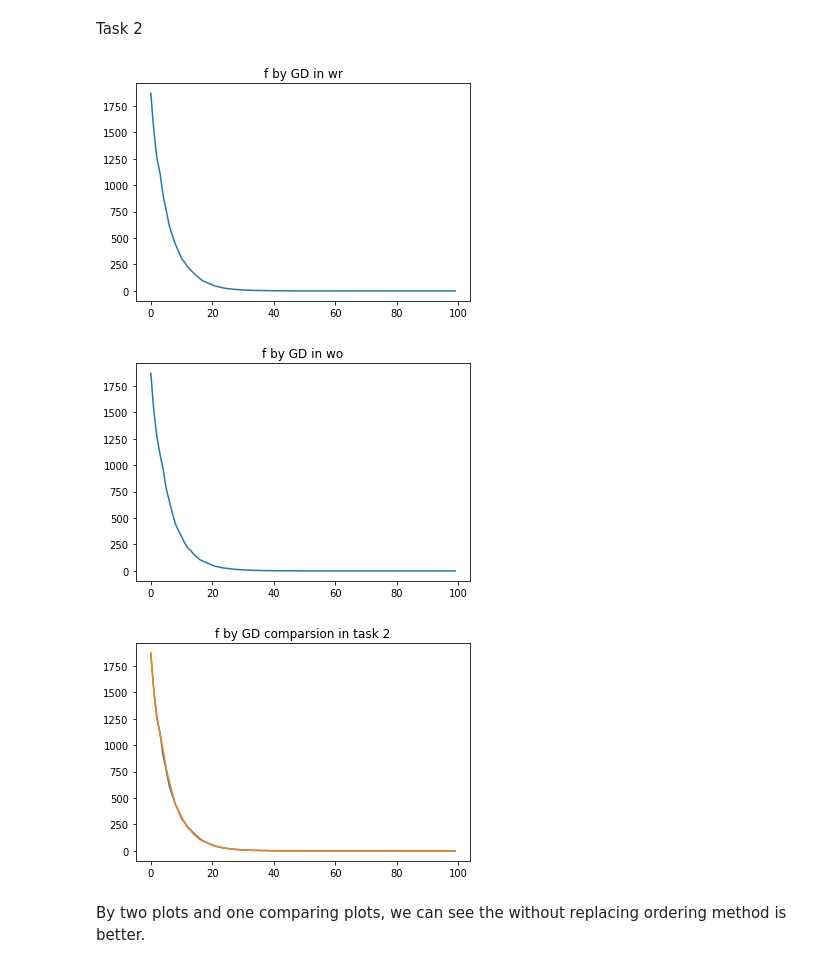
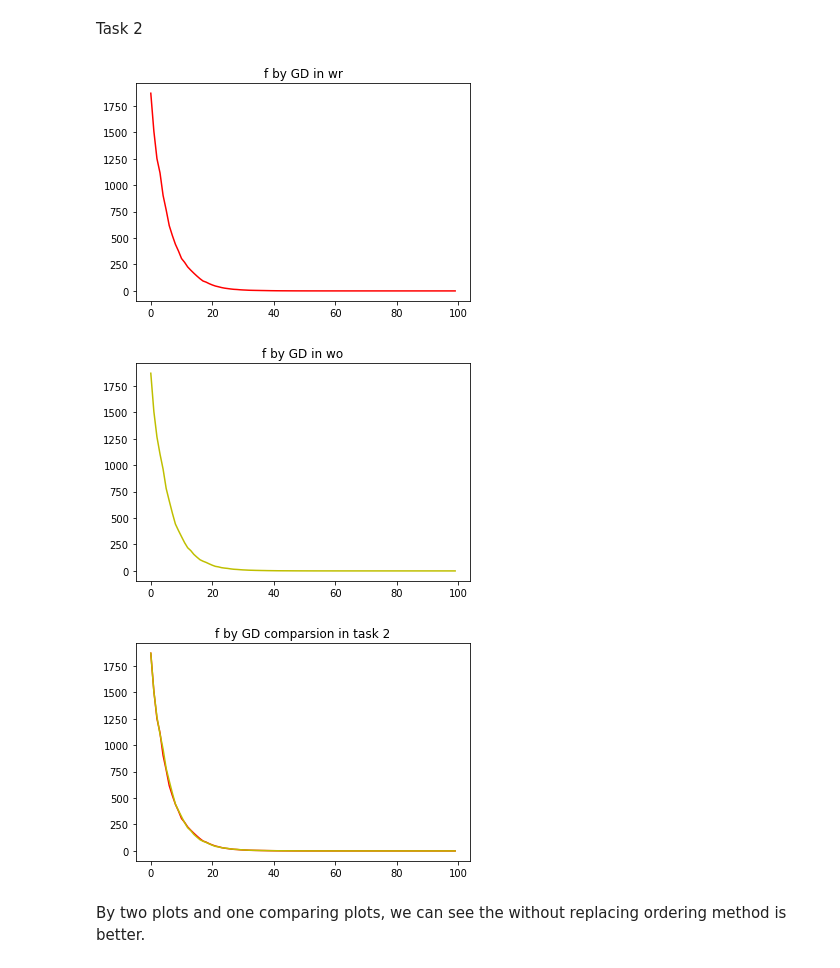
Before and after one commit to WelkinKay/project2, a Jupyter notebook: project2.ipynb, the cells around one changed output. Cells and saved outputs as stored; diff of their text form; code cells hidden in the pictures.

```diff
--- a/project2.ipynb
+++ b/project2.ipynb
@@ -148,22 +151,23 @@ x_wr_task2, fvalue_wr_task2, xvalue_wr_task2 = IGD_wr_task2(beta,y)
 x_wo_task2, fvalue_wo_task2, xvalue_wo_task2 = IGD_wo_task2(beta,y)
 # %%
 plt.title("f by GD in wr")
-plt.plot(range(len(beta)), fvalue_wr_task2)
+plt.plot(range(len(beta)), fvalue_wr_task2,color='r')
 plt.show()
 # %% [output]
-[figure, old version]
+[figure, new version]
 # %%
 plt.title("f by GD in wo")
-plt.plot(range(len(beta)), fvalue_wo_task2)
+plt.plot(range(len(beta)), fvalue_wo_task2,color='y')
 plt.show()
 # %% [output]
-[figure, old version]
+[figure, new version]
 # %%
 plt.title("f by GD comparsion in task 2")
-plt.plot(range(len(beta)), fvalue_wr_task2, range(len(beta)), fvalue_wo_task2)
+plt.plot(range(len(beta)), fvalue_wr_task2,color='r',label='wr')
+plt.plot(range(len(beta)), fvalue_wo_task2,color='y',label='wo')
 plt.show()
 # %% [output]
-[figure, old version]
+[figure, new version]
 # %% [markdown]
 By two plots and one comparing plots, we can see the without replacing ordering method is better.
 # %% [markdown]
```
Also changed, not shown: parts of 3 cells of this notebook.
